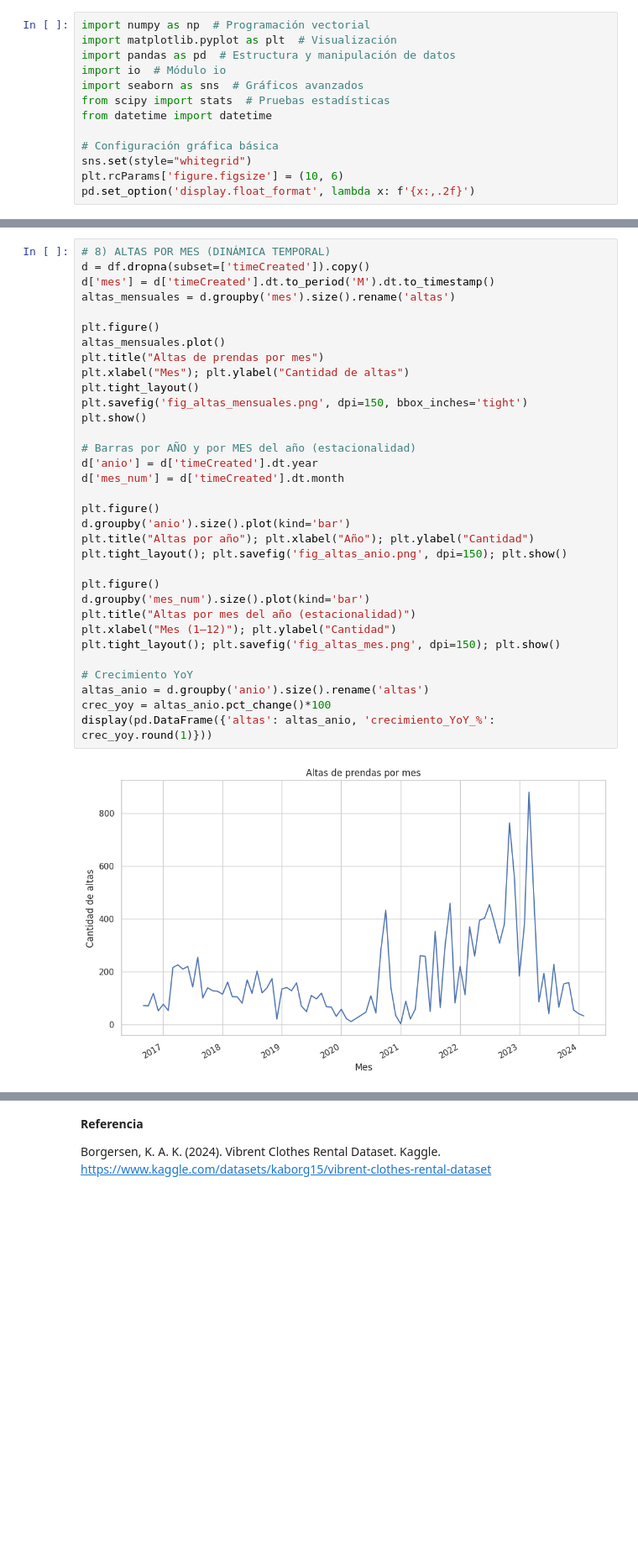
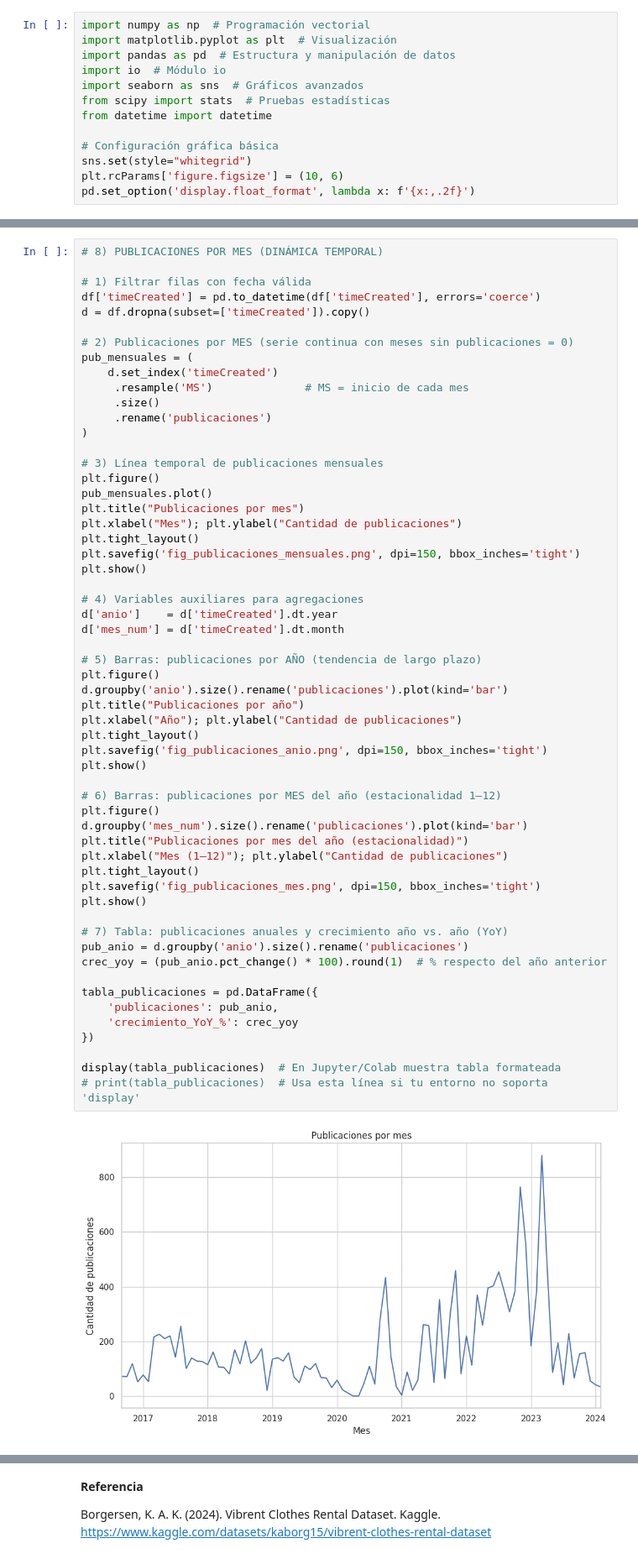
Before and after one commit to csoledd/adolmoi, a Jupyter notebook: INTELIGENCIA_DE_NEGOCIOS_Catalina_Núñez_Yáñez.ipynb, the cells around one changed output, grey strips where cells are left out. Shown: that part at 84% size. Drawn from its saved outputs; the diff is of its cells as text; blank space fills up the shorter version.

```diff
--- a/INTELIGENCIA_DE_NEGOCIOS_Catalina_Núñez_Yáñez.ipynb
+++ b/INTELIGENCIA_DE_NEGOCIOS_Catalina_Núñez_Yáñez.ipynb
@@ -297,35 +452,59 @@ for col in cols_precios:
 # %%
-# 8) ALTAS POR MES (DINÁMICA TEMPORAL)
+# 8) PUBLICACIONES POR MES (DINÁMICA TEMPORAL)
+
+# 1) Filtrar filas con fecha válida
+df['timeCreated'] = pd.to_datetime(df['timeCreated'], errors='coerce')
 d = df.dropna(subset=['timeCreated']).copy()
-d['mes'] = d['timeCreated'].dt.to_period('M').dt.to_timestamp()
-altas_mensuales = d.groupby('mes').size().rename('altas')
 
+# 2) Publicaciones por MES (serie continua con meses sin publicaciones = 0)
+pub_mensuales = (
+    d.set_index('timeCreated')
+     .resample('MS')              # MS = inicio de cada mes
+     .size()
+     .rename('publicaciones')
+)
+
+# 3) Línea temporal de publicaciones mensuales
 plt.figure()
-altas_mensuales.plot()
-plt.title("Altas de prendas por mes")
-plt.xlabel("Mes"); plt.ylabel("Cantidad de altas")
+pub_mensuales.plot()
+plt.title("Publicaciones por mes")
+plt.xlabel("Mes"); plt.ylabel("Cantidad de publicaciones")
 plt.tight_layout()
-plt.savefig('fig_altas_mensuales.png', dpi=150, bbox_inches='tight')
+plt.savefig('fig_publicaciones_mensuales.png', dpi=150, bbox_inches='tight')
 plt.show()
 
-# Barras por AÑO y por MES del año (estacionalidad)
-d['anio'] = d['timeCreated'].dt.year
+# 4) Variables auxiliares para agregaciones
+d['anio']    = d['timeCreated'].dt.year
 d['mes_num'] = d['timeCreated'].dt.month
 
+# 5) Barras: publicaciones por AÑO (tendencia de largo plazo)
 plt.figure()
-d.groupby('anio').size().plot(kind='bar')
-plt.title("Altas por año"); plt.xlabel("Año"); plt.ylabel("Cantidad")
-plt.tight_layout(); plt.savefig('fig_altas_anio.png', dpi=150); plt.show()
+d.groupby('anio').size().rename('publicaciones').plot(kind='bar')
+plt.title("Publicaciones por año")
+plt.xlabel("Año"); plt.ylabel("Cantidad de publicaciones")
+plt.tight_layout()
+plt.savefig('fig_publicaciones_anio.png', dpi=150, bbox_inches='tight')
+plt.show()
 
+# 6) Barras: publicaciones por MES del año (estacionalidad 1–12)
 plt.figure()
-d.groupby('mes_num').size().plot(kind='bar')
-plt.title("Altas por mes del año (estacionalidad)")
-plt.xlabel("Mes (1–12)"); plt.ylabel("Cantidad")
-plt.tight_layout(); plt.savefig('fig_altas_mes.png', dpi=150); plt.show()
+d.groupby('mes_num').size().rename('publicaciones').plot(kind='bar')
+plt.title("Publicaciones por mes del año (estacionalidad)")
+plt.xlabel("Mes (1–12)"); plt.ylabel("Cantidad de publicaciones")
+plt.tight_layout()
+plt.savefig('fig_publicaciones_mes.png', dpi=150, bbox_inches='tight')
+plt.show()
 
-# Crecimiento YoY
-altas_anio = d.groupby('anio').size().rename('altas')
-crec_yoy = altas_anio.pct_change()*100
-display(pd.DataFrame({'altas': altas_anio, 'crecimiento_YoY_%': crec_yoy.round(1)}))
+# 7) Tabla: publicaciones anuales y crecimiento año vs. año (YoY)
+pub_anio = d.groupby('anio').size().rename('publicaciones')
+crec_yoy = (pub_anio.pct_change() * 100).round(1)  # % respecto del año anterior
+
+tabla_publicaciones = pd.DataFrame({
+    'publicaciones': pub_anio,
+    'crecimiento_YoY_%': crec_yoy
+})
+
+display(tabla_publicaciones)  # En Jupyter/Colab muestra tabla formateada
+# print(tabla_publicaciones)  # Usa esta línea si tu entorno no soporta 'display'
 # %% [output]
-[figure, old version]
+[figure, new version]
```
Also changed, not shown: parts of 22 cells of this notebook.
